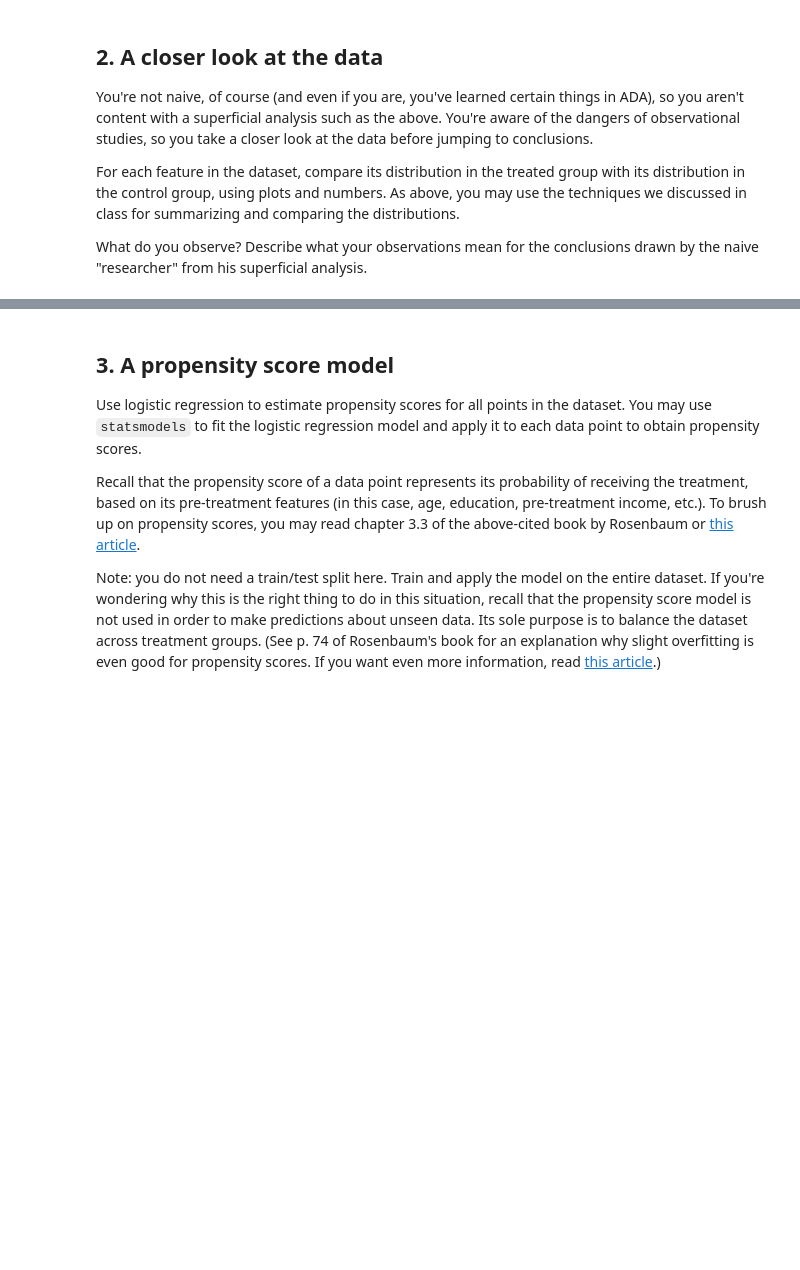
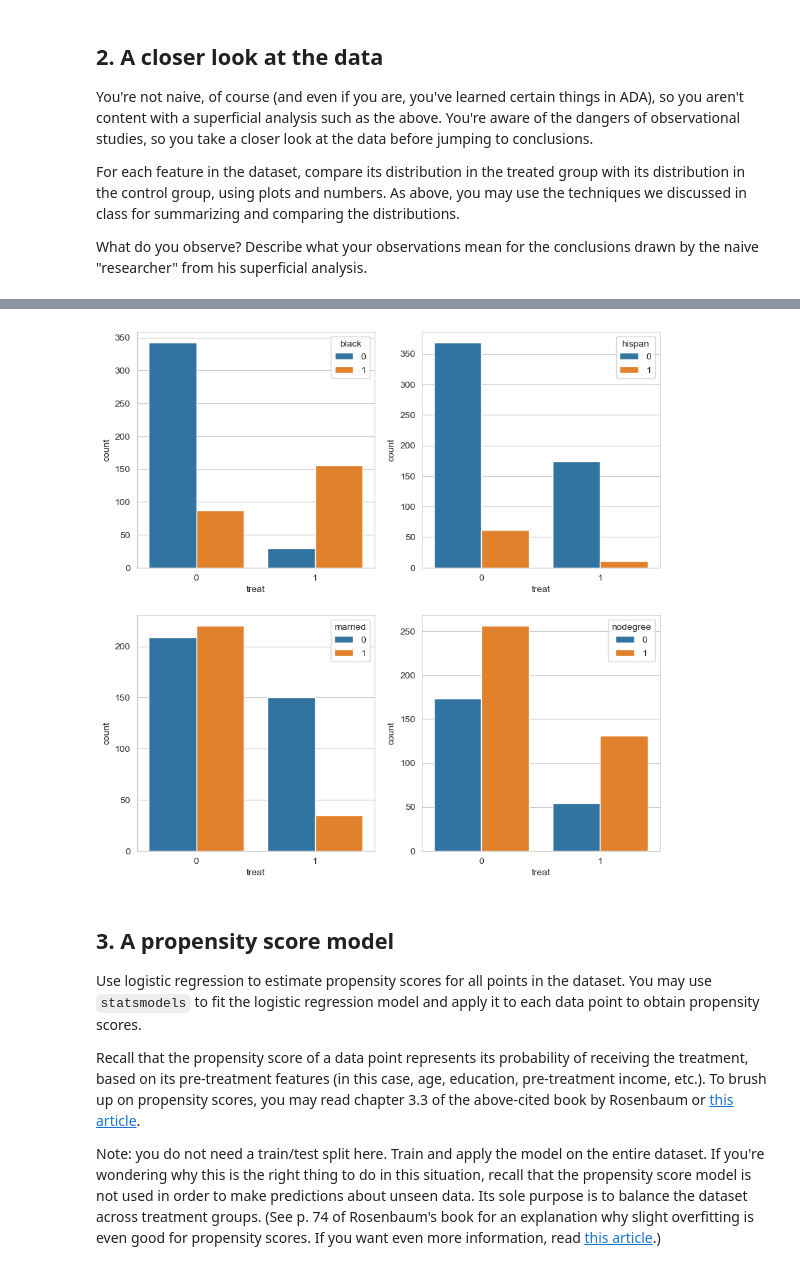
Before and after one commit to RamiATASSI/ADA, a Jupyter notebook: Exercises/05 - Causal analysis of observational data/Observational studies exercise.ipynb, the cells around one changed output, grey strips where cells are left out. Cells and saved outputs as stored; diff of their text form; code cells hidden in the pictures; blank space fills up the shorter version.

```diff
--- a/Exercises/05 - Causal analysis of observational data/Observational studies exercise.ipynb
+++ b/Exercises/05 - Causal analysis of observational data/Observational studies exercise.ipynb
@@ -76,3 +86,10 @@ Describe what your observations mean for the conclusions drawn by the naive "res
+# %%
+# for black hispan married nodegree display countplot
+fig, ax = plt.subplots(2, 2, figsize=(10, 10))
+for i, feature in enumerate(['black', 'hispan', 'married', 'nodegree']):
+    sns.countplot(data=df, x='treat', hue=feature, ax=ax[i//2, i%2])
+# %% [output]
+[figure, added]
 # %% [markdown]
 ## 3. A propensity score model
 
```
Also changed, not shown: parts of 24 cells of this notebook, 2 other files.
